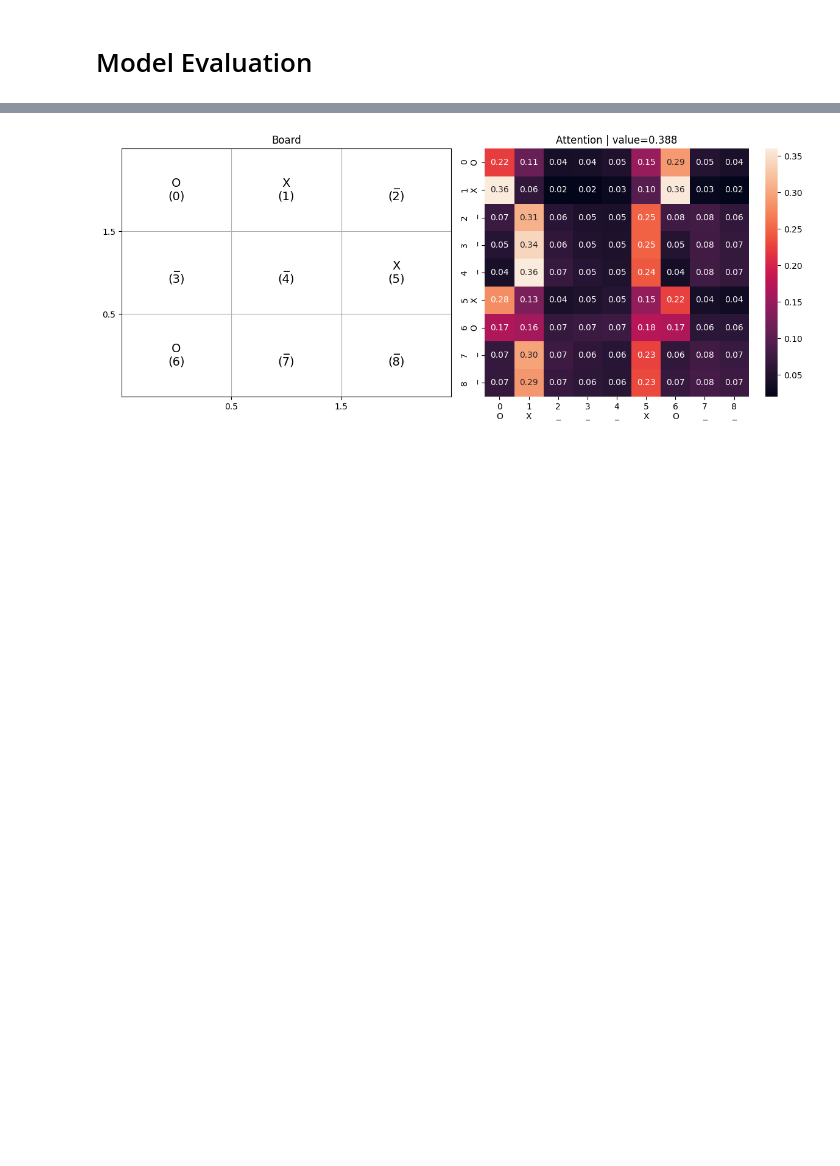
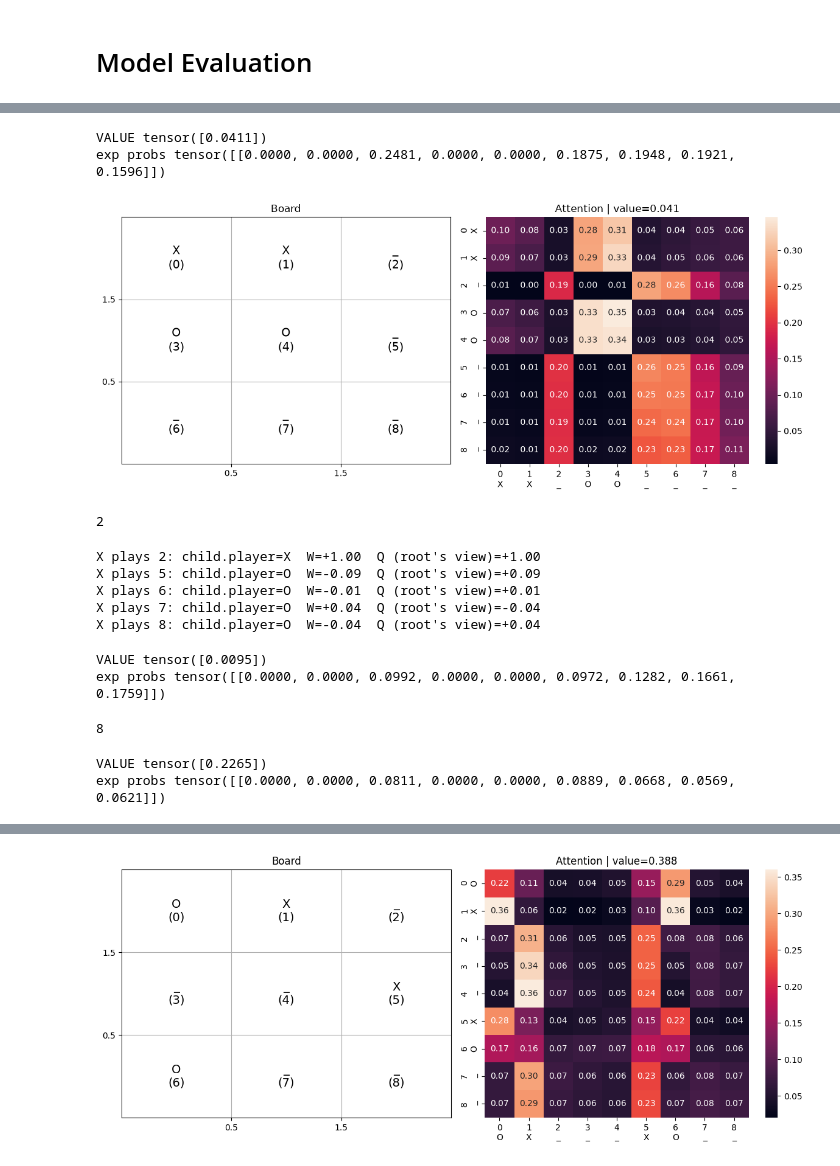
Before and after one commit to asminkarki012/learning, a Jupyter notebook: learn-ml/attention-from-scratch/train_alphazero.ipynb, the cells around one changed output, grey strips where cells are left out. Drawn from its saved outputs; the diff is of its cells as text; code cells hidden in the pictures; blank space fills up the shorter version.

Commit message:
fix[alphazero]: backprops and puctuct return pi

```diff
--- a/learn-ml/attention-from-scratch/train_alphazero.ipynb
+++ b/learn-ml/attention-from-scratch/train_alphazero.ipynb
@@ -551,13 +560,13 @@ plt.show()
 # %% [markdown]
 # Model Evaluation
 # %%
-model = AlphaZeroTicTacToeTransformer()
-model.load_state_dict(torch.load("alphazero_tictactoe_puct_model.pth"))
-model.eval()
+# model = AlphaZeroTicTacToeTransformer()
+# model.load_state_dict(torch.load("alphazero_tictactoe_puct_model.pth"))
+# model.eval()
 
 
 def predict_move(model, board):
-    indices = torch.tensor([TOKEN_TO_IDX[s] for s in board])
+    indices = torch.tensor([TOKEN_TO_IDX[s] for s in board]).unsqueeze(0)
 
     model.eval()
     with torch.no_grad():
@@ -566,13 +575,17 @@ def predict_move(model, board):
     # mask illegal moves (non-empty cells)
     for i, cell in enumerate(board):
         if cell != "_":
-            log_probs[i] = float("-inf")
+            log_probs[0,i] = float("-inf")
 
-    move = torch.argmax(log_probs).item()
+    print("VALUE",value)
+    probs = torch.exp(log_probs)
+
+    print("exp probs",probs)
+    move = torch.argmax(probs).item()
     return move, value, attn_weights
 
 
-def plot_board_attention(board, attn_weights, value):
+def plot_board_attention(board, value, attn_weights):
     _, axes = plt.subplots(1, 2, figsize=(12, 5))
     ax = axes[0]
     for i in range(3):
@@ -593,7 +606,7 @@ def plot_board_attention(board, attn_weights, value):
     ax.grid(True)
     ax.set_title("Board")
     sns.heatmap(
-        attn_weights.numpy(),
+        attn_weights.numpy().squeeze(0),
         annot=True,
         fmt=".2f",
         xticklabels=[f"{i}\n{board[i]}" for i in range(9)],
@@ -695,0 +662,6 @@ AlphaZeroTicTacToeTransformer(
+# %%
+alphazero = AlphaZeroTicTacToeTransformer()
+alphazero.load_state_dict(
+    torch.load("alphazero_replay_buffer.pth")
+)
+alphazero.eval()
@@ -696,3 +679,54 @@ AlphaZeroTicTacToeTransformer(
+# %%
+move,value,weight = predict_move(alphazero,boards['X about to win'])
+plot_board_attention(boards['X about to win'],value,weight)
+print(move)
+# %% [output]
+VALUE tensor([0.0411])
+exp probs tensor([[0.0000, 0.0000, 0.2481, 0.0000, 0.0000, 0.1875, 0.1948, 0.1921, 0.1596]])
+[figure, added]
+2
+# %%
+from data_generation_script.tic_tac_toe import Tictactoe
+
+game = Tictactoe()
+game.board = ["X","X","_","O","O","_","_","_","_"]   # X to move, X wins at 2, O threatens 5
+game.turn = "X"
+
+root = PUCTNode(state=game, model=alphazero)
+root.expand()
+for c in root.children:
+    if not c.is_terminal_node():
+        c.expand()
+    c.backpropagate(c.evaluate())   # give each child one visit
+for c in root.children:
+    n = c.visits()
+    sign = 1 if c.player == root.player else -1
+    print(f"X plays {c.parent_action}: child.player={c.player}  "
+          f"W={c.W:+.2f}  Q (root's view)={sign * c.W / n:+.2f}")
+# %% [output]
+X plays 2: child.player=X  W=+1.00  Q (root's view)=+1.00
+X plays 5: child.player=O  W=-0.09  Q (root's view)=+0.09
+X plays 6: child.player=O  W=-0.01  Q (root's view)=+0.01
+X plays 7: child.player=O  W=+0.04  Q (root's view)=-0.04
+X plays 8: child.player=O  W=-0.04  Q (root's view)=+0.04
+# %%
+test = predict_move(base_model,boards['X about to win'])
+test[0]
+# %% [output]
+VALUE tensor([0.0095])
+exp probs tensor([[0.0000, 0.0000, 0.0992, 0.0000, 0.0000, 0.0972, 0.1282, 0.1661, 0.1759]])
+8
+# %%
+base_model = AlphaZeroTicTacToeTransformer()
+# alphazero.load_state_dict(
+#     torch.load("alphazero_replay_buffer.pth")
+# )
+base_model.eval()
+
+_,_,_ = predict_move(base_model,boards['X about to win'])
+# %% [output]
+VALUE tensor([0.2265])
+exp probs tensor([[0.0000, 0.0000, 0.0811, 0.0000, 0.0000, 0.0889, 0.0668, 0.0569, 0.0621]])
 # %%
 
 from data_generation_script.tic_tac_toe import Tictactoe
```
Also changed, not shown: parts of 16 cells of this notebook, 4 other files.
